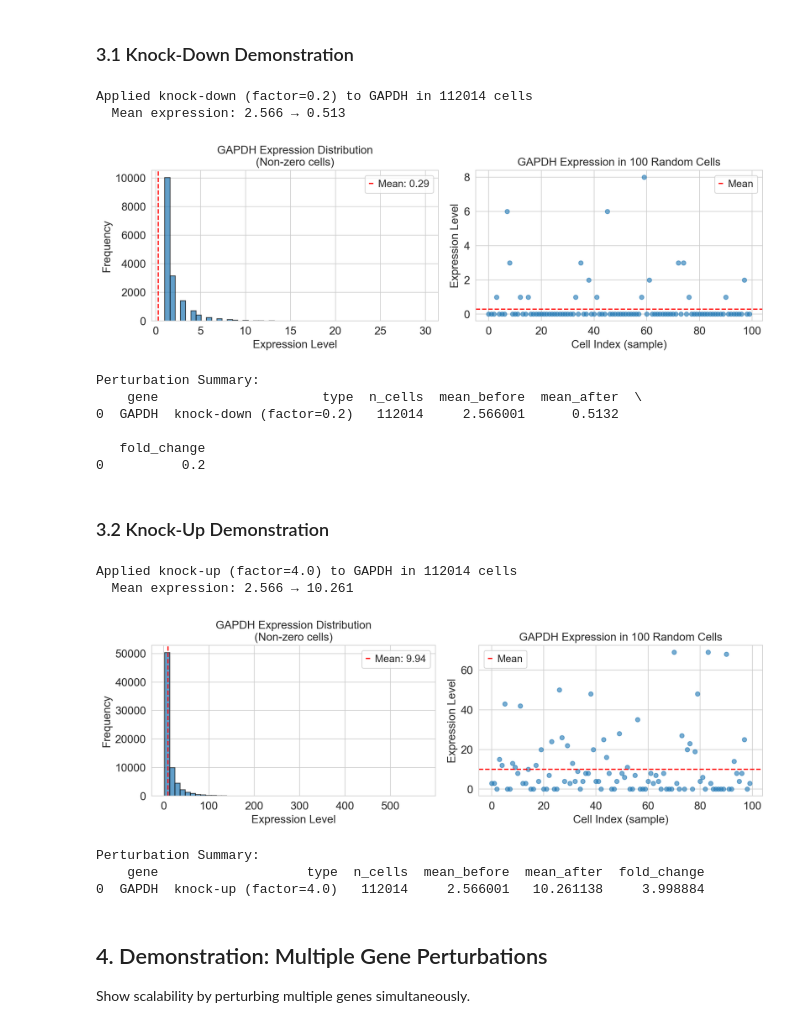
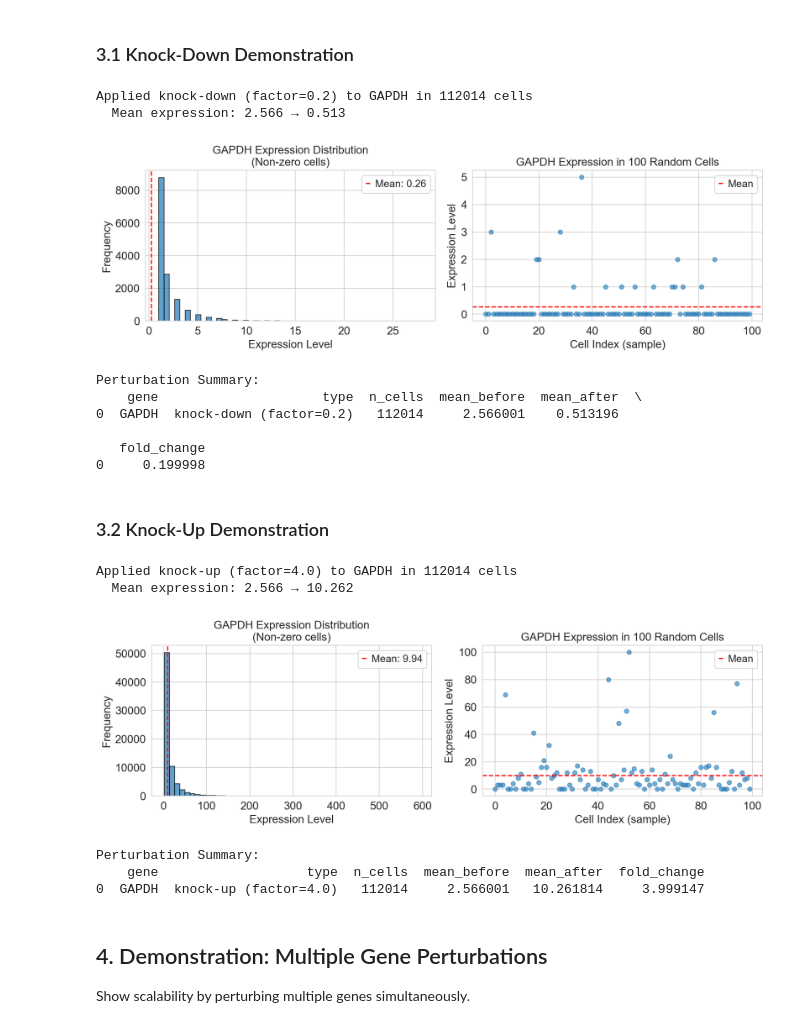
Before and after one commit to stef1949/helical_coding_challenge, a Jupyter notebook: third attempt/task1_perturbation_workflow.ipynb, the cells around one changed output. Drawn from its saved outputs; the diff is of its cells as text; code cells hidden in the pictures.

```diff
--- a/third attempt/task1_perturbation_workflow.ipynb
+++ b/third attempt/task1_perturbation_workflow.ipynb
@@ -175,6 +175,7 @@ class GenePerturber:
                    genes: Union[str, List[str]],
                    factor: float = 0.1,
                    cell_indices: np.ndarray = None,
+                   add_noise: bool = True,
                    complete_knockout: bool = False) -> 'GenePerturber':
         """
         Simulate gene knock-down (downregulation).
@@ -189,6 +190,10 @@ class GenePerturber:
             Specific cells to perturb (default: None = all cells)
         complete_knockout : bool
             If True, set expression to 0 (default: False)
+        add_noise : bool
+            Add biological noise to perturbation (default: True)
+        noise_scale : float
+            Scale of noise relative to expression (default: 0.1)
 
         Returns:
         --------
@@ -216,6 +221,10 @@ class GenePerturber:
             else:
                 new_expr = original_expr * factor
                 pert_type = f"knock-down (factor={factor})"
+
+            if add_noise:
+                noise = np.random.normal(0, 0.1 * new_expr, size=new_expr.shape)
+                new_expr = np.maximum(0, new_expr + noise)  # Ensure non-negative
 
             # Update expression matrix
             if hasattr(self.adata.X, 'toarray'):
@@ -400,24 +409,24 @@ Test gene: GAPDH
 # %%
 # Create perturber and apply knock-down
 perturber_kd = GenePerturber(adata, copy=True)
-perturber_kd.knock_down(test_gene, factor=0.2)  # 80% reduction
+perturber_kd.knock_down(test_gene, factor=0.2, add_noise=True)  # 80% reduction
 
 # Visualize
 perturber_kd.visualize_perturbation(test_gene)
 
 # Get summary
 print("\nPerturbation Summary:")
 print(perturber_kd.get_perturbation_summary())
 # %% [output]
 Applied knock-down (factor=0.2) to GAPDH in 112014 cells
   Mean expression: 2.566 → 0.513
-[figure, old version]
+[figure, new version]
 Perturbation Summary:
     gene                     type  n_cells  mean_before  mean_after  \
-0  GAPDH  knock-down (factor=0.2)   112014     2.566001      0.5132
+0  GAPDH  knock-down (factor=0.2)   112014     2.566001    0.513196
 
    fold_change
-0          0.2
+0     0.199998
 # %% [markdown]
 ### 3.2 Knock-Up Demonstration
 # %%
@@ -433,11 +442,11 @@ print("\nPerturbation Summary:")
 print(perturber_ku.get_perturbation_summary())
 # %% [output]
 Applied knock-up (factor=4.0) to GAPDH in 112014 cells
-  Mean expression: 2.566 → 10.261
+  Mean expression: 2.566 → 10.262
-[figure, old version]
+[figure, new version]
 Perturbation Summary:
     gene                   type  n_cells  mean_before  mean_after  fold_change
-0  GAPDH  knock-up (factor=4.0)   112014     2.566001   10.261138     3.998884
+0  GAPDH  knock-up (factor=4.0)   112014     2.566001   10.261814     3.999147
 # %% [markdown]
 ## 4. Demonstration: Multiple Gene Perturbations
 
```
Also changed, not shown: 1 other file.
